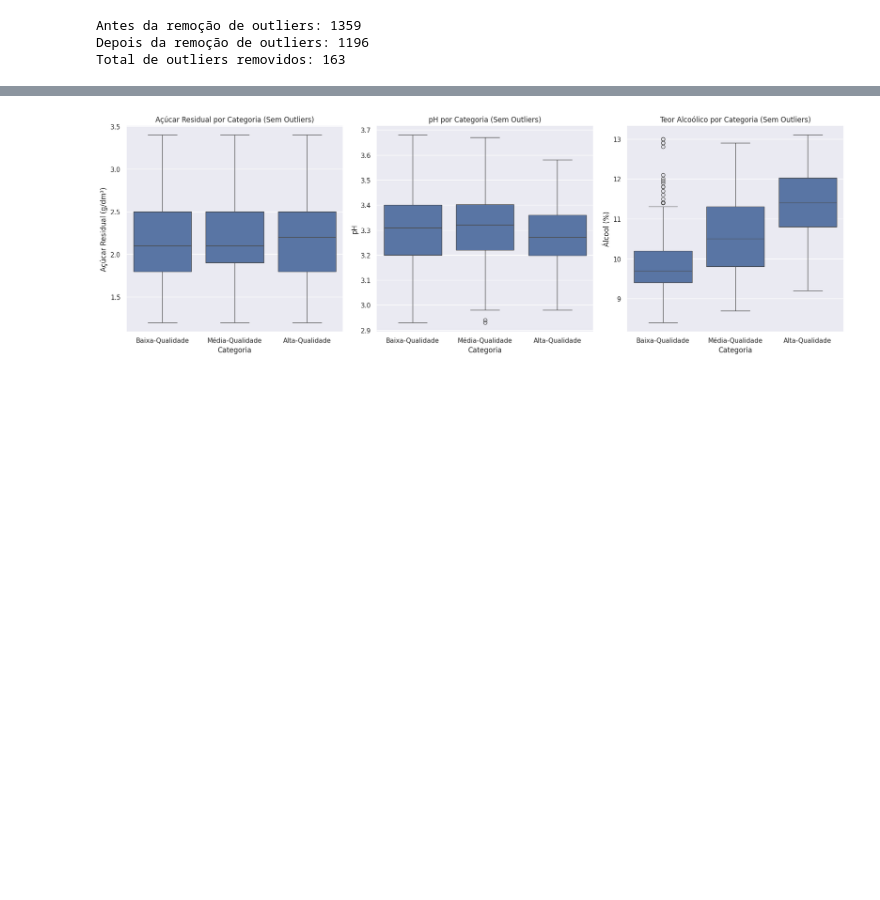
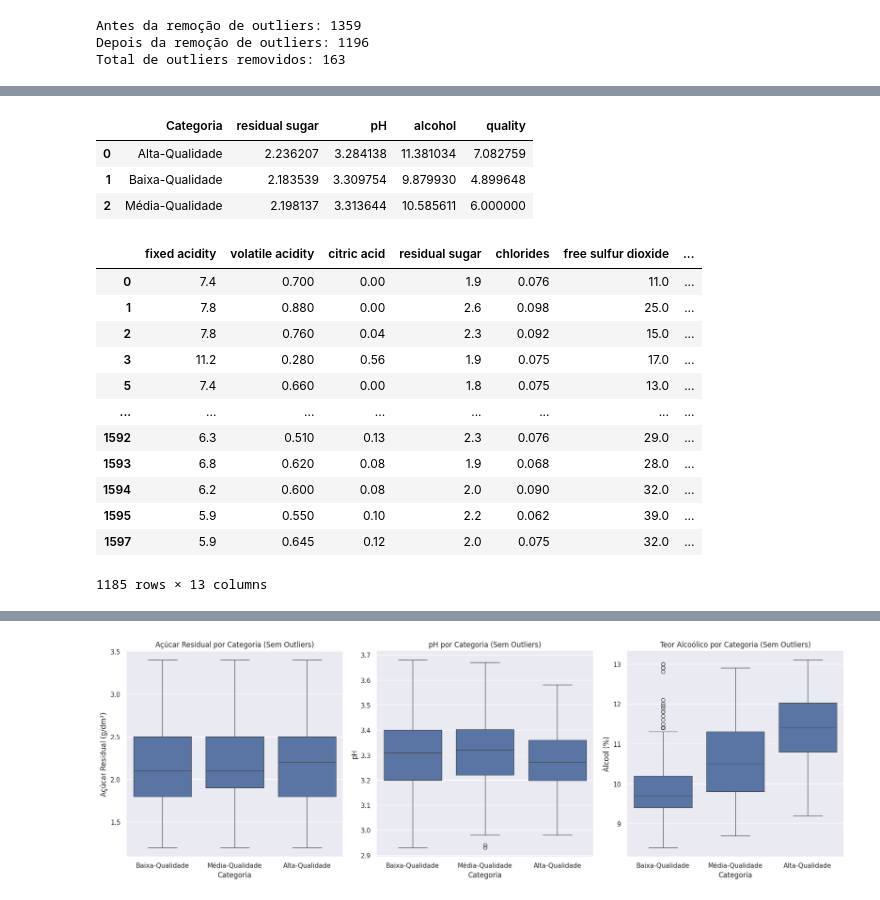
Before and after one commit to Lyanan85/In-GameSeries, a Jupyter notebook: projeto_redwine.ipynb, the cells around one changed output, grey strips where cells are left out. Cells and saved outputs as stored; diff of their text form; code cells hidden in the pictures; blank space fills up the shorter version.

```diff
--- a/projeto_redwine.ipynb
+++ b/projeto_redwine.ipynb
@@ -311,0 +381,7 @@ df_sem_outliers_final["Categoria"] = df_sem_outliers_final["quality"].apply(cate
+# %%
+
+
+df_sem_outliers_final["Categoria"] = df_sem_outliers_final["quality"].apply(categorize_wine)
+df_sem_outliers_final=df_sem_outliers_final.copy()
+sugar_ph_alcohol=df_sem_outliers_final[["alcohol","residual sugar","pH","quality","Categoria"]]
+sugar_ph_alcohol#     df_clean["quality"].apply(categorize_wine)
@@ -312,11 +404,34 @@ df_sem_outliers_final["Categoria"] = df_sem_outliers_final["quality"].apply(cate
 # %%
 
-df_categorias = df_sem_outliers_final.groupby("Categoria")[["residual sugar", "pH", "alcohol", "quality"]].mean().reset_index()
+df_categorias = sugar_ph_alcohol.groupby("Categoria")[["residual sugar", "pH", "alcohol", "quality"]].mean("Categoria").reset_index()
+df_categorias
+# %% [output]
+|  | Categoria | residual sugar | pH | alcohol | quality |
+| 0 | Alta-Qualidade | 2.236207 | 3.284138 | 11.381034 | 7.082759 |
+| 1 | Baixa-Qualidade | 2.183539 | 3.309754 | 9.879930 | 4.899648 |
+| 2 | Média-Qualidade | 2.198137 | 3.313644 | 10.585611 | 6.000000 |
 # %%
-outliers_sugar = identify_outliers(df_sem_outliers_final, "residual sugar")
-outliers_alcohol = identify_outliers(df_sem_outliers_final, "alcohol")
-outliers_ph = identify_outliers(df_sem_outliers_final, "pH")
+outliers_sugar = identify_outliers(sugar_ph_alcohol, "residual sugar")
+outliers_alcohol = identify_outliers(sugar_ph_alcohol, "alcohol")
+outliers_ph = identify_outliers(sugar_ph_alcohol, "pH")
 # %%
 all_outliers = set(outliers_sugar) | set(outliers_alcohol) | set(outliers_ph)
 # %%
-df_sem_outliers_final = df_sem_outliers_final.drop(all_outliers)
+df_sem_outliers_Final = df_sem_outliers_final.drop(all_outliers)
+df_sem_out=df_sem_outliers_Final.copy()
+# %%
+df_sem_out
+# %% [output]
+|  | fixed acidity | volatile acidity | citric acid | residual sugar | chlorides | free sulfur dioxide | ... |
+| 0 | 7.4 | 0.700 | 0.00 | 1.9 | 0.076 | 11.0 | ... |
+| 1 | 7.8 | 0.880 | 0.00 | 2.6 | 0.098 | 25.0 | ... |
+| 2 | 7.8 | 0.760 | 0.04 | 2.3 | 0.092 | 15.0 | ... |
+| 3 | 11.2 | 0.280 | 0.56 | 1.9 | 0.075 | 17.0 | ... |
+| 5 | 7.4 | 0.660 | 0.00 | 1.8 | 0.075 | 13.0 | ... |
+| ... | ... | ... | ... | ... | ... | ... | ... |
+| 1592 | 6.3 | 0.510 | 0.13 | 2.3 | 0.076 | 29.0 | ... |
+| 1593 | 6.8 | 0.620 | 0.08 | 1.9 | 0.068 | 28.0 | ... |
+| 1594 | 6.2 | 0.600 | 0.08 | 2.0 | 0.090 | 32.0 | ... |
+| 1595 | 5.9 | 0.550 | 0.10 | 2.2 | 0.062 | 39.0 | ... |
+| 1597 | 5.9 | 0.645 | 0.12 | 2.0 | 0.075 | 32.0 | ... |
+1185 rows × 13 columns
```
Also changed, not shown: parts of 17 cells of this notebook.
